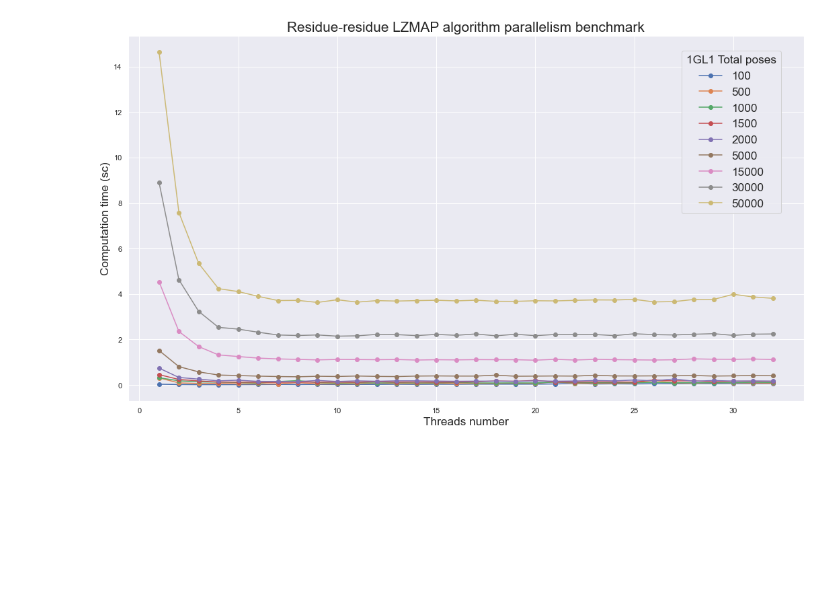
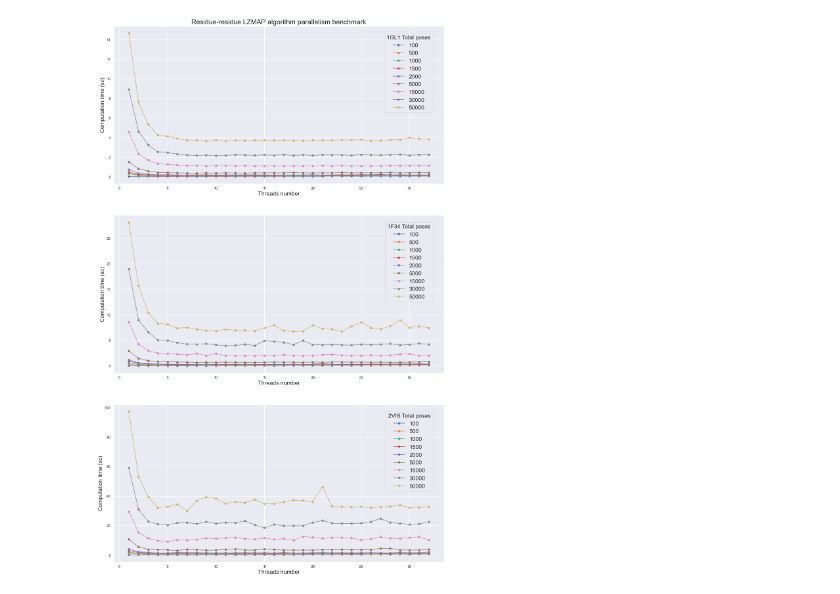
Before and after one commit to MMSB-MOBI/ccmap, a Jupyter notebook: notebook/benchmarks.ipynb, the cells around one changed output. Drawn from its saved outputs; the diff is of its cells as text; code cells hidden in the pictures; blank space fills up the shorter version.

```diff
--- a/notebook/benchmarks.ipynb
+++ b/notebook/benchmarks.ipynb
@@ -1,36 +1,45 @@
-# %%
-import json
-
-f1="/Users/guillaumelaunay/work/tmp/ccmap2/logs/lzmap_1GL1_benchmark.log"
-zmapBench = {}
-
-with open(f1, "r") as fp:
-    for l in fp:
-        lot, cpu, time = l.split()
-        if not lot in zmapBench:
-            zmapBench[lot] = []
-        zmapBench[lot].append([int(cpu), float(time)])
 # %%
+import json
 import seaborn as sns; sns.set()
 import matplotlib.pyplot as plt
 
-titleFig="Residue-residue LZMAP algorithm parallelism benchmark"
-titleLgd='1GL1 Total poses'
+def readLogs(f1):
+    zmapBench = {}
+    with open(f1, "r") as fp:
+        for l in fp:
+            lot, cpu, time = l.split()
+            if not lot in zmapBench:
+                zmapBench[lot] = []
+            zmapBench[lot].append([int(cpu), float(time)])
+    return zmapBench
 
-fig, axs = plt.subplots(figsize=[18, 10])
-lines=[]
-label= tuple(zmapBench.keys())
-for n in list(zmapBench.keys()):
-    _ = axs.plot([ _[0] for _ in zmapBench[n] ],\
-             [ _[1] for _ in zmapBench[n] ],  \
-             '-o')
-    lines.append(_[0])
-axs.set_title(titleFig, fontsize='xx-large')
-axs.set_xlabel("Threads number", fontsize='x-large')
-axs.set_ylabel("Computation time (sc)", fontsize='x-large')
+def draw(ax, data, lgTitle):
+    lines=[]
+    label= tuple(data.keys())
+    for n in list(zmapBench.keys()):
+        _ = ax.plot([ _[0] for _ in data[n] ],\
+                 [ _[1] for _ in data[n] ],  \
+                 '-o')
+        lines.append(_[0])
+    ax.set_xlabel("Threads number", fontsize='x-large')
+    ax.set_ylabel("Computation time (sc)", fontsize='x-large')
 
-legend=axs.legend(lines, label, title=titleLgd, fontsize='x-large', title_fontsize='x-large',\
-                 loc='best', bbox_to_anchor=(0.5, 0.5, 0.475, 0.475))
+    legend=ax.legend(lines, label, title=lgTitle, fontsize='x-large', title_fontsize='x-large',\
+                     loc='best', bbox_to_anchor=(0.5, 0.5, 0.475, 0.475) )
-# %% [output]
-[figure, removed]
+# %%
+#titleFig=
+
+
+
+
+fig, axs = plt.subplots(3, 1,figsize=[18, 30])
+#fig.tight_layout()
+axs[0].set_title("Residue-residue LZMAP algorithm parallelism benchmark", fontsize='xx-large')
+for ID, ax in zip(["1GL1", "1F34", "2VIS"], axs):
+    titleLgd = f"{ID} Total poses"
+    fName    = f"/Users/guillaumelaunay/work/tmp/ccmap2/logs/lzmap_{ID}_benchmark.log"
+    d        = readLogs(fName)
+    draw(ax, d, titleLgd)
+# %% [output]
+[figure, added]
 # %%
```
Also changed, not shown: parts of 1 cell of this notebook, 1 other file.
